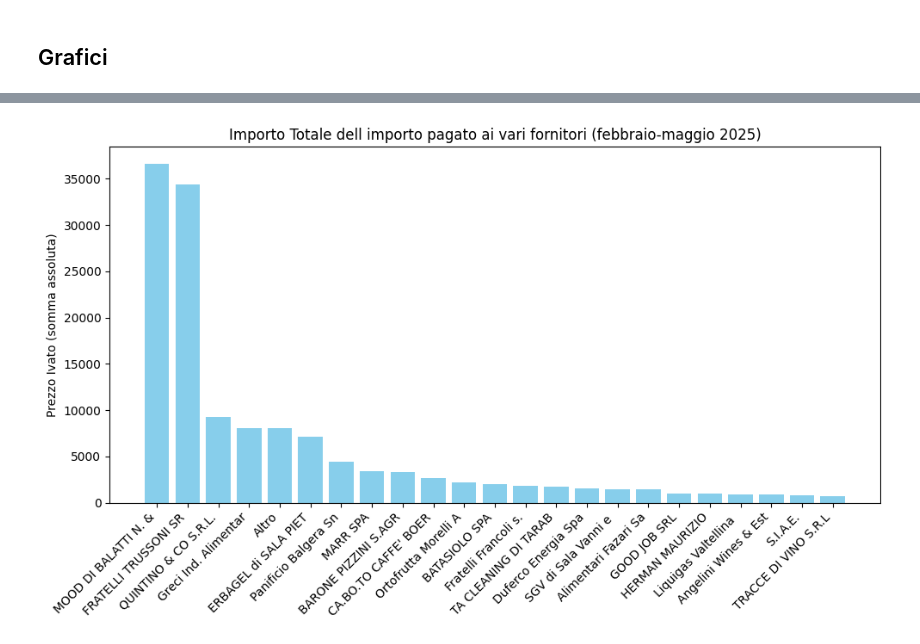
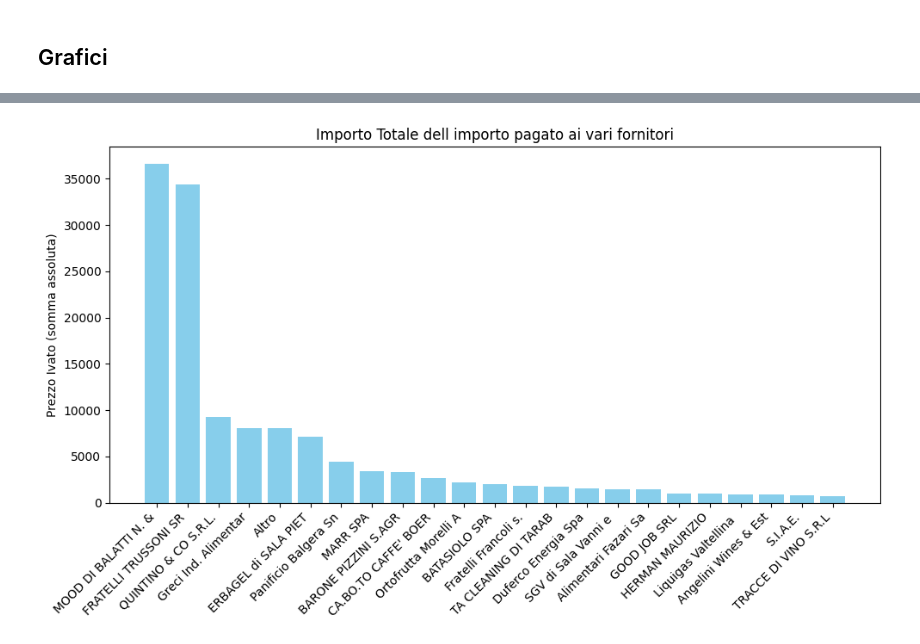
Before and after one commit to stefanobiavaschi/Report-invoices, a Jupyter notebook: nb_analysis.ipynb, the cells around one changed output, grey strips where cells are left out. Cells and saved outputs as stored; diff of their text form; code cells hidden in the pictures.

```diff
--- a/nb_analysis.ipynb
+++ b/nb_analysis.ipynb
@@ -30,3 +4,9 @@ df_invoices_details = df_invoices_details.merge(
+# %%
+data_string = "250713"
+path = f'data/{data_string}_df_invoices_totali_per_fornitore.xlsx'
+path_details = f'data/{data_string}_df_invoices_details.xlsx'
+df_invoices_details = pd.read_excel(path_details)
+df_invoices = pd.read_excel(path)
 # %% [markdown]
 ## Spese mensili
 # %%
@@ -98,28 +41,4 @@ plt.show()
 # %%
-# Raggruppa e somma
-grouped = df_invoices_details.groupby('Denominazione_Mittente')['Prezzo_ivato'].sum()
-
-# Calcola le percentuali per "Altro"
-percent = grouped / grouped.sum()
-
-# Dividi in main e altri
-main = grouped[percent >= 0.005]
-other = grouped[percent < 0.005]
-main['Altro'] = other.sum()
-
-# Ordina dal più grande al più piccolo
-main = main.sort_values(ascending=False)
-
-# Etichette accorciate a 20 caratteri
-labels = [label[:20] for label in main.index]
-
-# Crea l'istogramma
-plt.figure(figsize=(10, 6))
-plt.bar(labels, main, color='skyblue')
-plt.xticks(rotation=45, ha='right')
-plt.ylabel('Prezzo Ivato (somma assoluta)')
-plt.title('Importo Totale dell importo pagato ai vari fornitori (febbraio-maggio 2025)')
-plt.tight_layout()
-plt.show()
+plot_hist_mittente(df_invoices_details)
 # %% [output]
-[figure, old version]
+[figure, new version]
```
Also changed, not shown: parts of 11 cells of this notebook, 6 other files.
